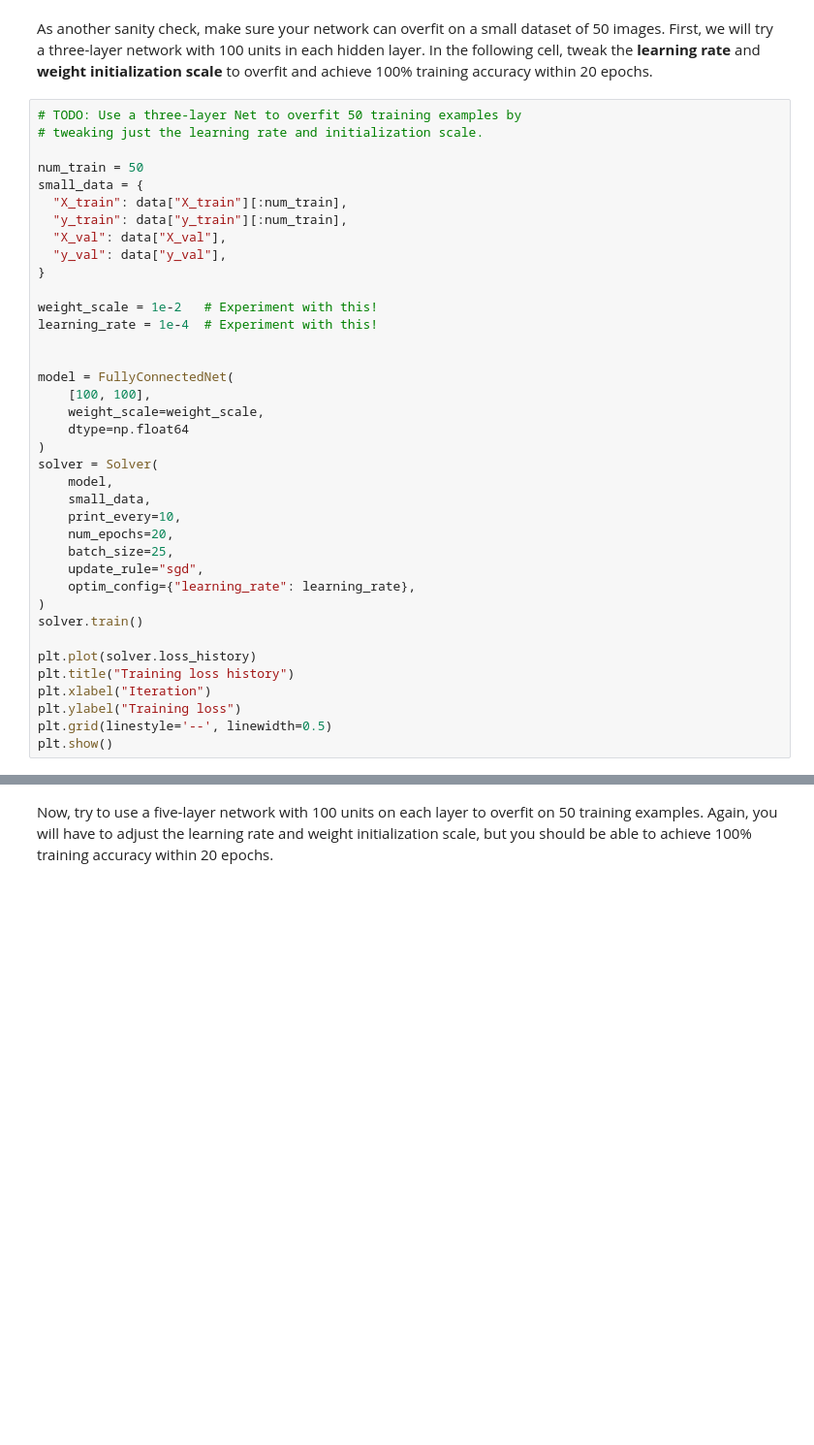
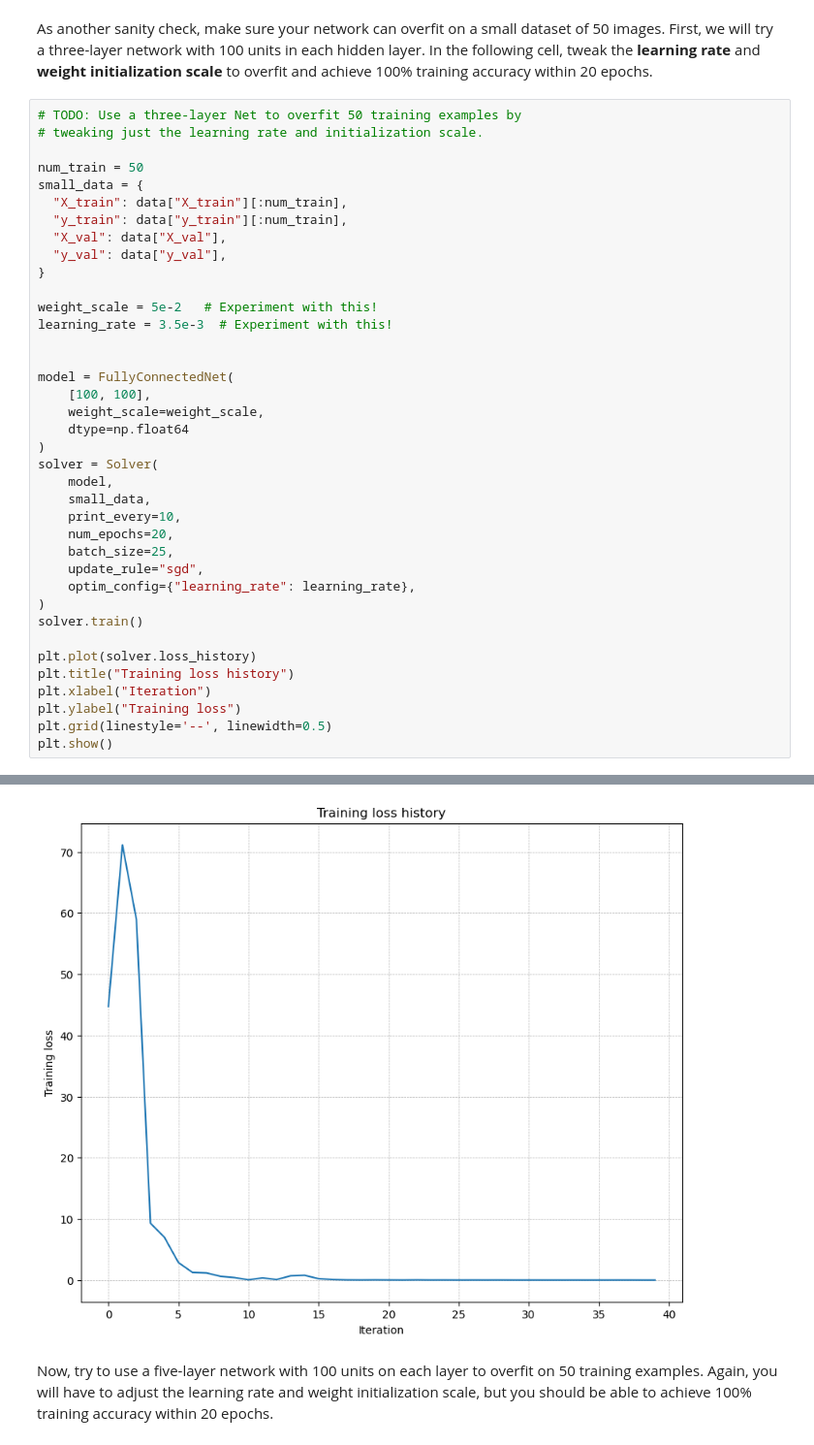
Before and after one commit to Travor278/EI-Beginner, a Jupyter notebook: CS231n/assignment1/FullyConnectedNets.ipynb, the cells around one changed output, grey strips where cells are left out. Shown at 97% size. Drawn from its saved outputs; the diff is of its cells as text; blank space fills up the shorter version.

```diff
--- a/CS231n/assignment1/FullyConnectedNets.ipynb
+++ b/CS231n/assignment1/FullyConnectedNets.ipynb
@@ -111,8 +123,8 @@ small_data = {
   "y_val": data["y_val"],
 }
 
-weight_scale = 1e-2   # Experiment with this!
-learning_rate = 1e-4  # Experiment with this!
+weight_scale = 5e-2   # Experiment with this!
+learning_rate = 3.5e-3  # Experiment with this!
 
 
 model = FullyConnectedNet(
@@ -143,3 +170,4 @@ AxisError: axis 1 is out of bounds for array of dimension 1
+[figure, added]
 # %% [markdown]
 Now, try to use a five-layer network with 100 units on each layer to overfit on 50 training examples. Again, you will have to adjust the learning rate and weight initialization scale, but you should be able to achieve 100% training accuracy within 20 epochs.
 # %%
```
Also changed, not shown: parts of 13 cells of this notebook, 33 other files.
